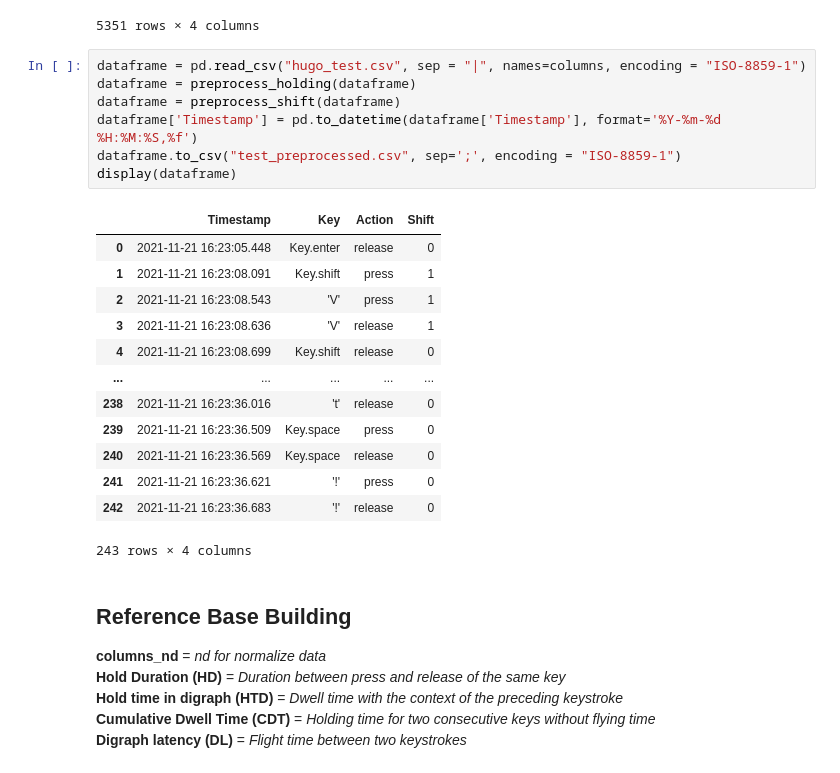
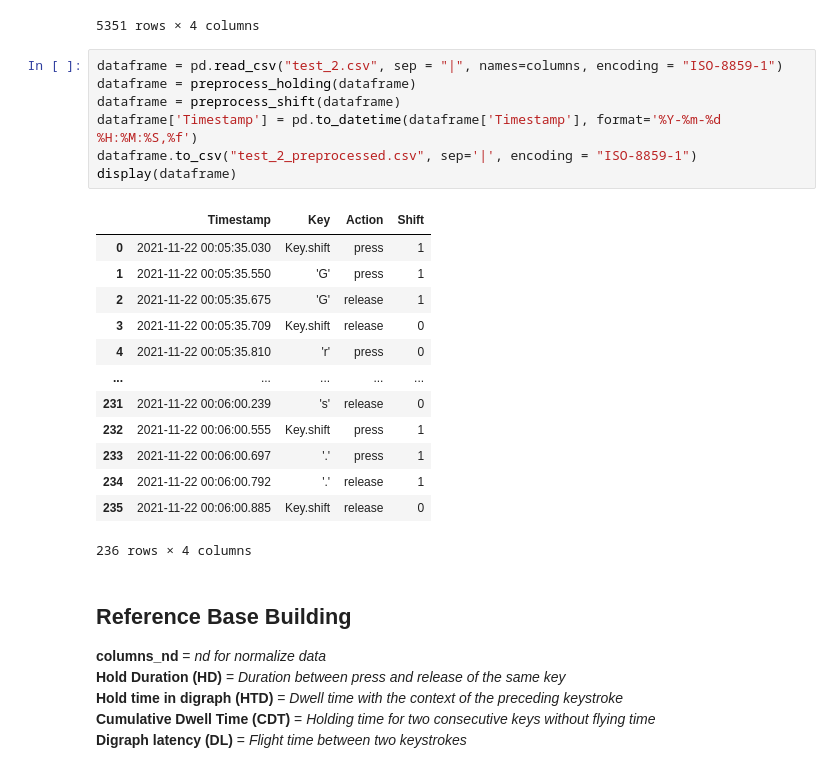
Before and after one commit to Belzerion/OT2, a Jupyter notebook: Preprocessing.ipynb, the cells around one changed output. Saved outputs shown, nothing was run; the diff lists cells and outputs as text.

```diff
--- a/Preprocessing.ipynb
+++ b/Preprocessing.ipynb
@@ -160,26 +192,26 @@ for user in range(len(user_list)):
 | 5350 | 2021-11-20 14:35:24.648 | Key.shift | release | 0 |
 5351 rows × 4 columns
 # %%
-dataframe = pd.read_csv("hugo_test.csv", sep = "|", names=columns, encoding = "ISO-8859-1")
+dataframe = pd.read_csv("test_2.csv", sep = "|", names=columns, encoding = "ISO-8859-1")
 dataframe = preprocess_holding(dataframe)
 dataframe = preprocess_shift(dataframe)
 dataframe['Timestamp'] = pd.to_datetime(dataframe['Timestamp'], format='%Y-%m-%d %H:%M:%S,%f')
-dataframe.to_csv("test_preprocessed.csv", sep=';', encoding = "ISO-8859-1")
+dataframe.to_csv("test_2_preprocessed.csv", sep='|', encoding = "ISO-8859-1")
 display(dataframe)
 # %% [output]
 |  | Timestamp | Key | Action | Shift |
-| 0 | 2021-11-21 16:23:05.448 | Key.enter | release | 0 |
-| 1 | 2021-11-21 16:23:08.091 | Key.shift | press | 1 |
-| 2 | 2021-11-21 16:23:08.543 | 'V' | press | 1 |
-| 3 | 2021-11-21 16:23:08.636 | 'V' | release | 1 |
-| 4 | 2021-11-21 16:23:08.699 | Key.shift | release | 0 |
+| 0 | 2021-11-22 00:05:35.030 | Key.shift | press | 1 |
+| 1 | 2021-11-22 00:05:35.550 | 'G' | press | 1 |
+| 2 | 2021-11-22 00:05:35.675 | 'G' | release | 1 |
+| 3 | 2021-11-22 00:05:35.709 | Key.shift | release | 0 |
+| 4 | 2021-11-22 00:05:35.810 | 'r' | press | 0 |
 | ... | ... | ... | ... | ... |
-| 238 | 2021-11-21 16:23:36.016 | 't' | release | 0 |
-| 239 | 2021-11-21 16:23:36.509 | Key.space | press | 0 |
-| 240 | 2021-11-21 16:23:36.569 | Key.space | release | 0 |
-| 241 | 2021-11-21 16:23:36.621 | '!' | press | 0 |
-| 242 | 2021-11-21 16:23:36.683 | '!' | release | 0 |
+| 231 | 2021-11-22 00:06:00.239 | 's' | release | 0 |
+| 232 | 2021-11-22 00:06:00.555 | Key.shift | press | 1 |
+| 233 | 2021-11-22 00:06:00.697 | '.' | press | 1 |
+| 234 | 2021-11-22 00:06:00.792 | '.' | release | 1 |
+| 235 | 2021-11-22 00:06:00.885 | Key.shift | release | 0 |
-243 rows × 4 columns
+236 rows × 4 columns
 # %% [markdown]
 ## Reference Base Building
 
```
Also changed, not shown: parts of 8 cells of this notebook.
